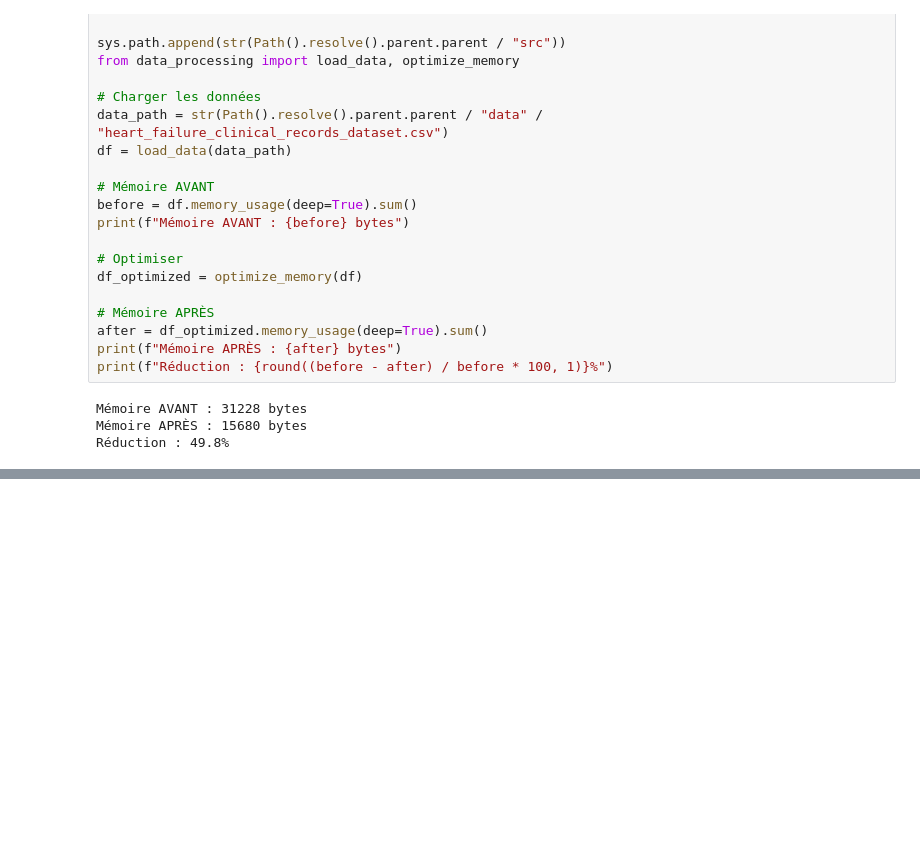
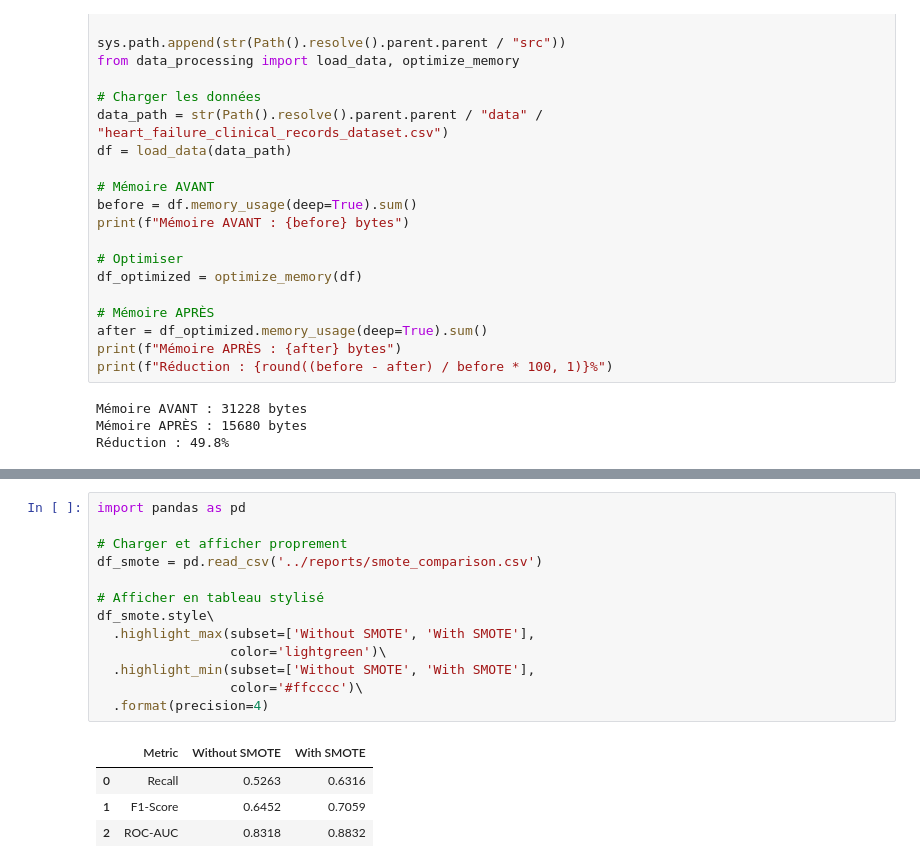
Before and after one commit to KHaOUla014/heart-failure-prediction-groupe21, a Jupyter notebook: notebooks/eda.ipynb, the cells around one changed output, grey strips where cells are left out. Saved outputs shown, nothing was run; the diff lists cells and outputs as text; blank space fills up the shorter version.

```diff
--- a/notebooks/eda.ipynb
+++ b/notebooks/eda.ipynb
@@ -146,0 +167,18 @@ Réduction : 49.8%
+# %%
+import pandas as pd
+
+# Charger et afficher proprement
+df_smote = pd.read_csv('../reports/smote_comparison.csv')
+
+# Afficher en tableau stylisé
+df_smote.style\
+  .highlight_max(subset=['Without SMOTE', 'With SMOTE'],
+                 color='lightgreen')\
+  .highlight_min(subset=['Without SMOTE', 'With SMOTE'],
+                 color='#ffcccc')\
+  .format(precision=4)
+# %% [output]
+|  | Metric | Without SMOTE | With SMOTE |
+| 0 | Recall | 0.5263 | 0.6316 |
+| 1 | F1-Score | 0.6452 | 0.7059 |
+| 2 | ROC-AUC | 0.8318 | 0.8832 |
```
Also changed, not shown: parts of 1 cell of this notebook, 4 other files.
